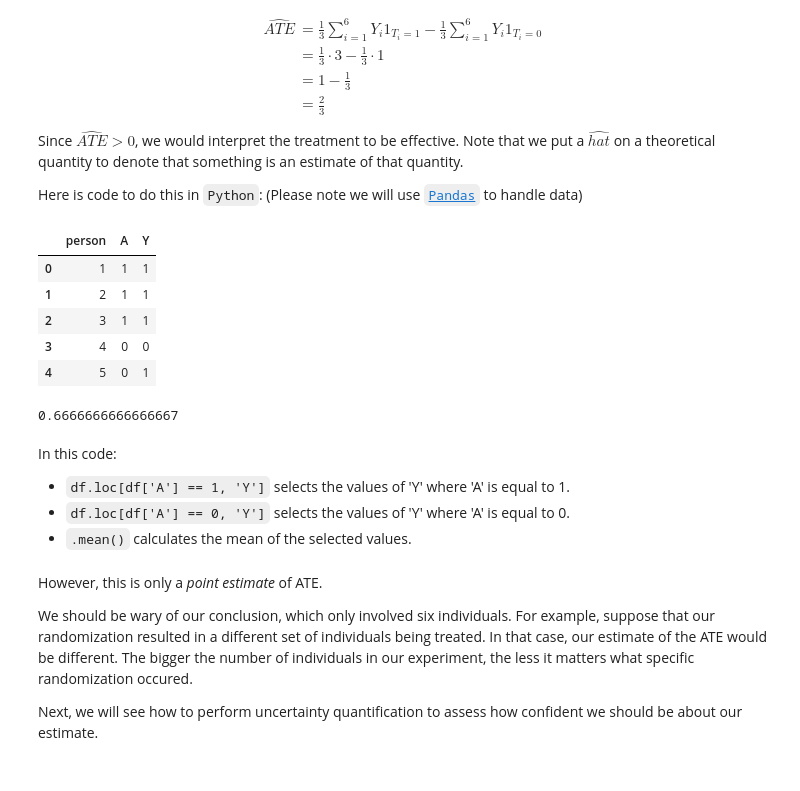
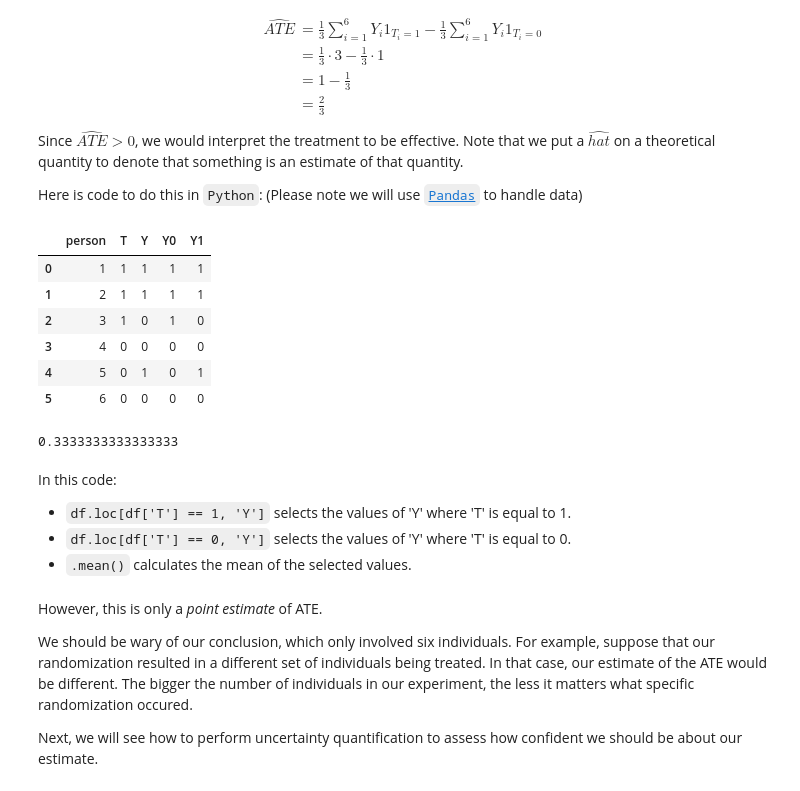
Before and after one commit to BA830/course_materials, a Jupyter notebook: course_notes/notes_on_causal.ipynb, the cells around one changed output. Saved outputs shown, nothing was run; the diff lists cells and outputs as text; code cells hidden in the pictures.

```diff
--- a/course_notes/notes_on_causal.ipynb
+++ b/course_notes/notes_on_causal.ipynb
@@ -204,35 +204,38 @@ Here is code to do this in `Python`: (Please note we will use [`Pandas`](https:/
 # %%
 # Load the module pandas to handle data frames
 import pandas as pd
 
 # Create a DataFrame representing the data
-data = {'person': [1, 2, 3, 4, 5, 6],
-        'A': [1, 1, 1, 0, 0, 0],
-        'Y': [1, 1, 1, 0, 1, 0]}
+data_po = {'person': [1, 2, 3, 4, 5, 6],
+        'T': [1, 1, 1, 0, 0, 0],
+        'Y': [1, 1, 0, 0, 1, 0],
+        'Y0': [1, 1, 1, 0, 0, 0],
+        'Y1': [1, 1, 0, 0, 1, 0]}
 
-df = pd.DataFrame(data)
+data_po = pd.DataFrame(data_po)
 
-# Return the first few rows of the DataFrame
-df.head()
+# Return the DataFrame
+data_po
 # %% [output]
-|  | person | A | Y |
-| 0 | 1 | 1 | 1 |
-| 1 | 2 | 1 | 1 |
-| 2 | 3 | 1 | 1 |
-| 3 | 4 | 0 | 0 |
-| 4 | 5 | 0 | 1 |
+|  | person | T | Y | Y0 | Y1 |
+| 0 | 1 | 1 | 1 | 1 | 1 |
+| 1 | 2 | 1 | 1 | 1 | 1 |
+| 2 | 3 | 1 | 0 | 1 | 0 |
+| 3 | 4 | 0 | 0 | 0 | 0 |
+| 4 | 5 | 0 | 1 | 0 | 1 |
+| 5 | 6 | 0 | 0 | 0 | 0 |
 # %%
 # Compute the ATE estimate
-ate = df.loc[df['A'] == 1, 'Y'].mean() - df.loc[df['A'] == 0, 'Y'].mean()
+ate = data_po.loc[data_po['T'] == 1, 'Y'].mean() - data_po.loc[data_po['T'] == 0, 'Y'].mean()
 
 ate
 # %% [output]
-0.6666666666666667
+0.3333333333333333
 # %% [markdown]
 In this code:
 
-- `df.loc[df['A'] == 1, 'Y']` selects the values of 'Y' where 'A' is equal to 1.
-- `df.loc[df['A'] == 0, 'Y']` selects the values of 'Y' where 'A' is equal to 0.
+- `df.loc[df['T'] == 1, 'Y']` selects the values of 'Y' where 'T' is equal to 1.
+- `df.loc[df['T'] == 0, 'Y']` selects the values of 'Y' where 'T' is equal to 0.
 - `.mean()` calculates the mean of the selected values.
 # %% [markdown]
 However, this is only a *point estimate* of ATE.
```
Also changed, not shown: parts of 17 cells of this notebook, 2 other files.
